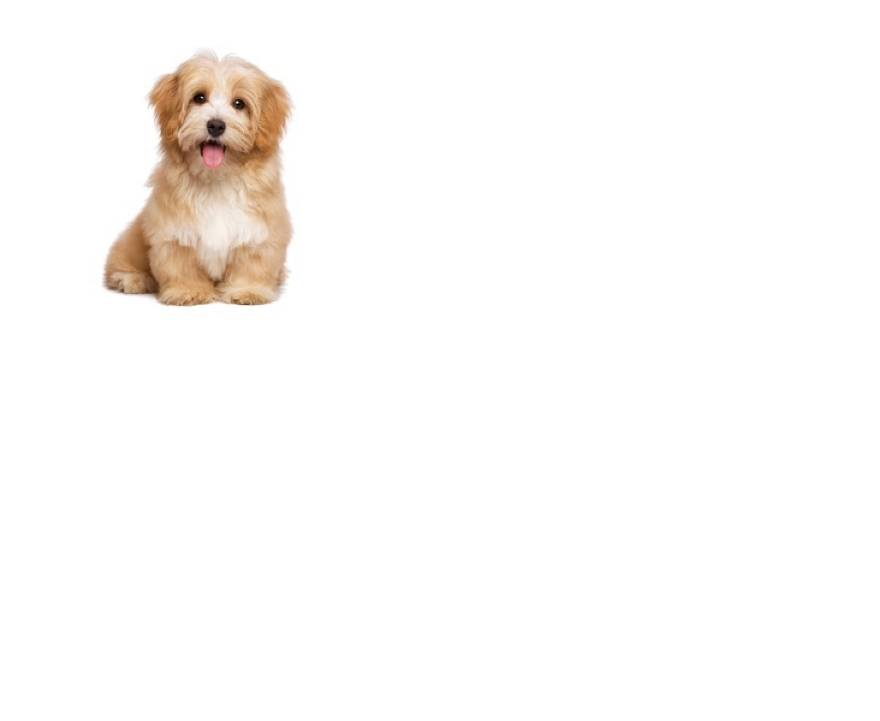
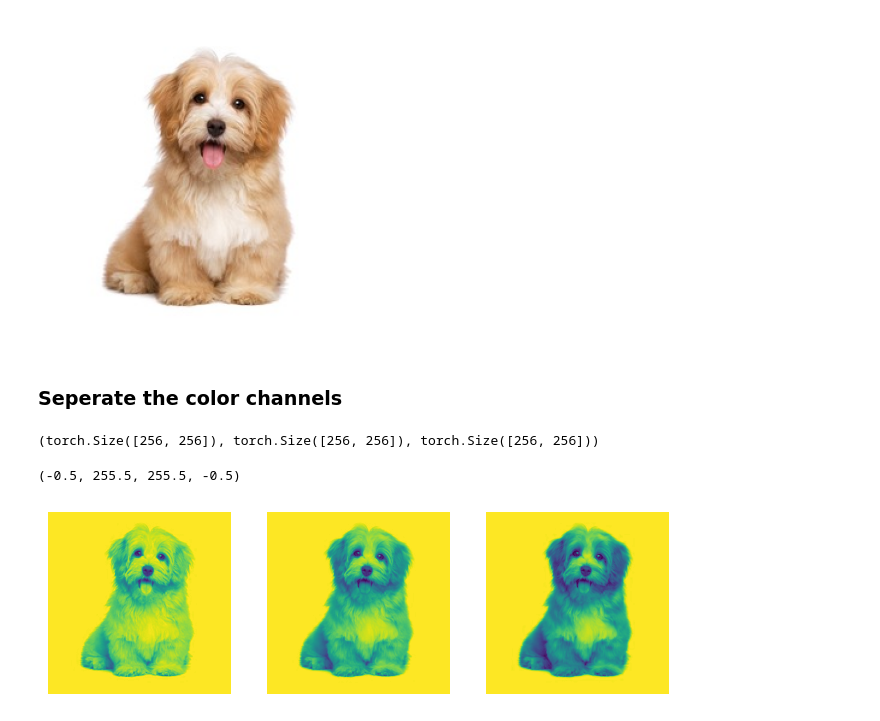
Before and after one commit to jinilcs/pytorch-snippets, a Jupyter notebook: images.ipynb, the cells around one changed output. Drawn from its saved outputs; the diff is of its cells as text; code cells hidden in the pictures; blank space fills up the shorter version.

```diff
--- a/images.ipynb
+++ b/images.ipynb
@@ -32,3 +32,27 @@ plt.axis(False)
 # %% [output]
 (-0.5, 255.5, 255.5, -0.5)
 [figure]
+# %% [markdown]
+### Seperate the color channels
+# %%
+r = img[0, :, :]
+g = img[1, :, :]
+b = img[2, :, :]
+
+r.shape, g.shape, b.shape
+# %% [output]
+(torch.Size([256, 256]), torch.Size([256, 256]), torch.Size([256, 256]))
+# %%
+plt.figure(figsize=(8,8))
+plt.subplot(1,3,1)
+plt.imshow(r)
+plt.axis(False)
+plt.subplot(1,3,2)
+plt.imshow(g)
+plt.axis(False)
+plt.subplot(1,3,3)
+plt.imshow(b)
+plt.axis(False)
+# %% [output]
+(-0.5, 255.5, 255.5, -0.5)
+[figure, added]
```
